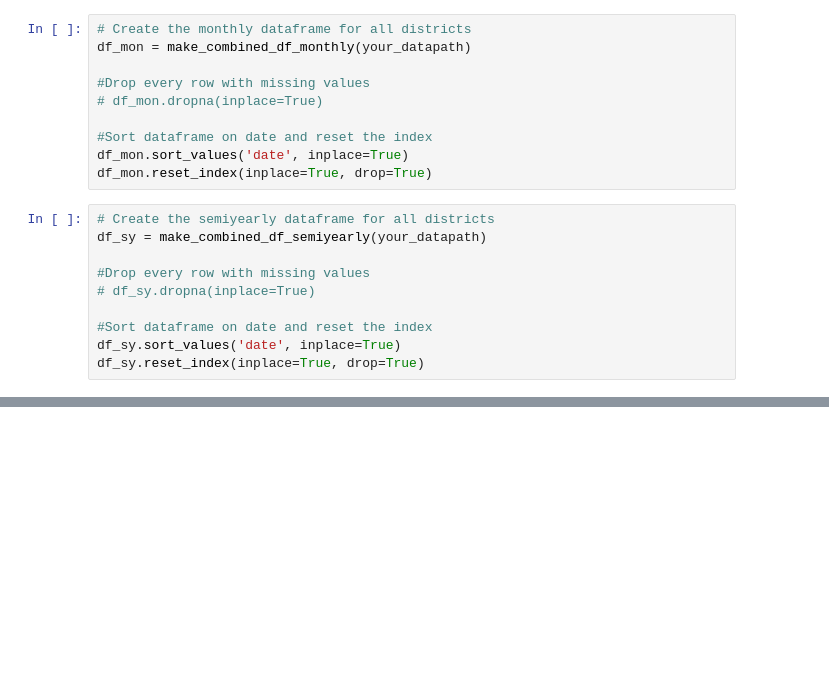
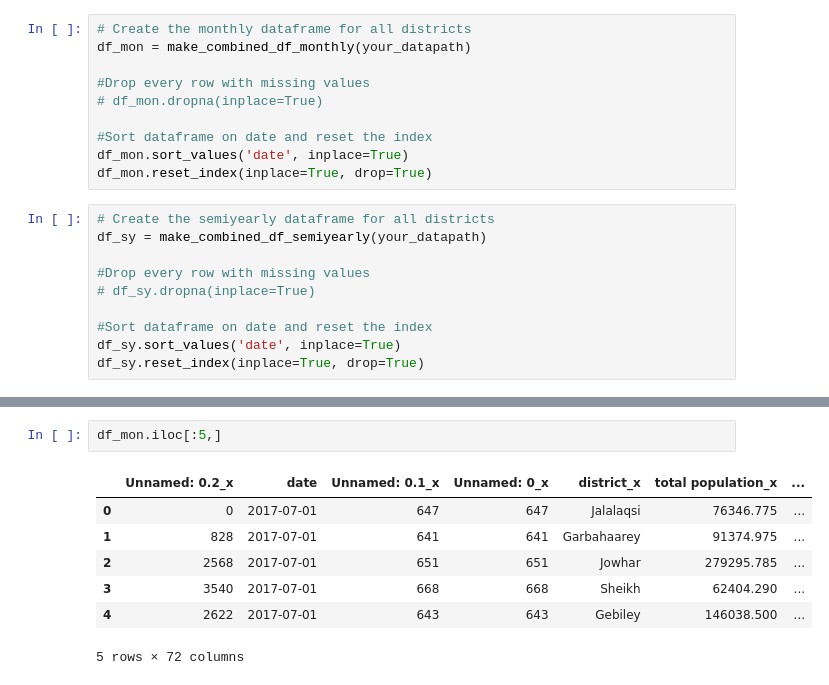
Before and after one commit to LeanderHuyghe/Wasting_Prediction, a Jupyter notebook: Combining csvs and baseline.ipynb, the cells around one changed output, grey strips where cells are left out. Drawn from its saved outputs; the diff is of its cells as text; blank space fills up the shorter version.

```diff
--- a/Combining csvs and baseline.ipynb
+++ b/Combining csvs and baseline.ipynb
@@ -441,0 +452,10 @@ df_sy.reset_index(inplace=True, drop=True)
+# %%
+df_mon.iloc[:5,]
+# %% [output]
+|  | Unnamed: 0.2_x | date | Unnamed: 0.1_x | Unnamed: 0_x | district_x | total population_x | ... |
+| 0 | 0 | 2017-07-01 | 647 | 647 | Jalalaqsi | 76346.775 | ... |
+| 1 | 828 | 2017-07-01 | 641 | 641 | Garbahaarey | 91374.975 | ... |
+| 2 | 2568 | 2017-07-01 | 651 | 651 | Jowhar | 279295.785 | ... |
+| 3 | 3540 | 2017-07-01 | 668 | 668 | Sheikh | 62404.290 | ... |
+| 4 | 2622 | 2017-07-01 | 643 | 643 | Gebiley | 146038.500 | ... |
+5 rows × 72 columns
```
Also changed, not shown: parts of 1 cell of this notebook, 9 other files.
